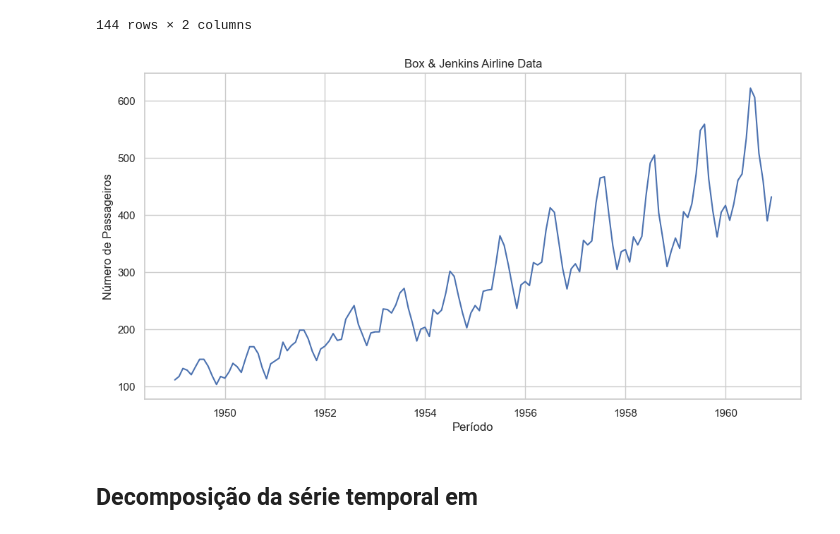
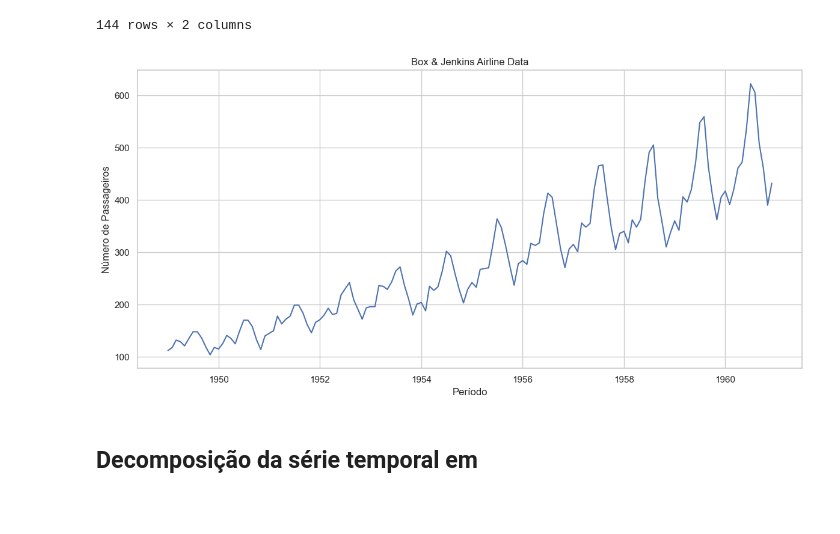
Before and after one commit to professortavares/estudo_series_temporais, a Jupyter notebook: notebooks/01 - introdução.ipynb, the cells around one changed output. Saved outputs shown, nothing was run; the diff lists cells and outputs as text; code cells hidden in the pictures; blank space fills up the shorter version.

```diff
--- a/notebooks/01 - introdução.ipynb
+++ b/notebooks/01 - introdução.ipynb
@@ -30,24 +30,26 @@ df
 # %%
 # Configurando o estilo do gráfico
 sns.set(style="whitegrid")
 
 # Convertendo os períodos para datetime para facilitar a visualização
 df['Period'] = df['Period'].dt.to_timestamp()
 
 # Criando a visualização
 plt.figure(figsize=(12, 6))
 sns.lineplot(x="Period", y='Number of airline passengers', data=df)
 plt.title('Box & Jenkins Airline Data')
 plt.xlabel('Período')
 plt.ylabel('Número de Passageiros')
 
+plt.tight_layout()
+
 # Salvando a figura no diretório especificado
 plt.savefig('../figs/01 - Box_Jenkins_Airline_Data.png')
 
 # Exibindo o gráfico
 plt.show()
 # %% [output]
-[figure, old version]
+[figure, new version]
 # %% [markdown]
 ## Decomposição da série temporal em
 # %%
```
